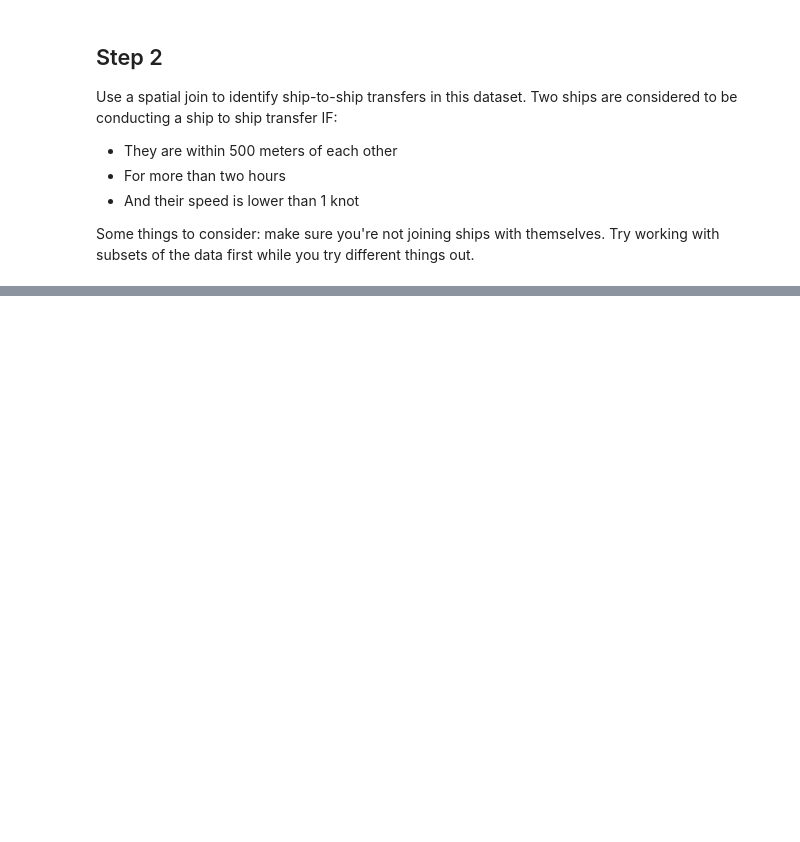
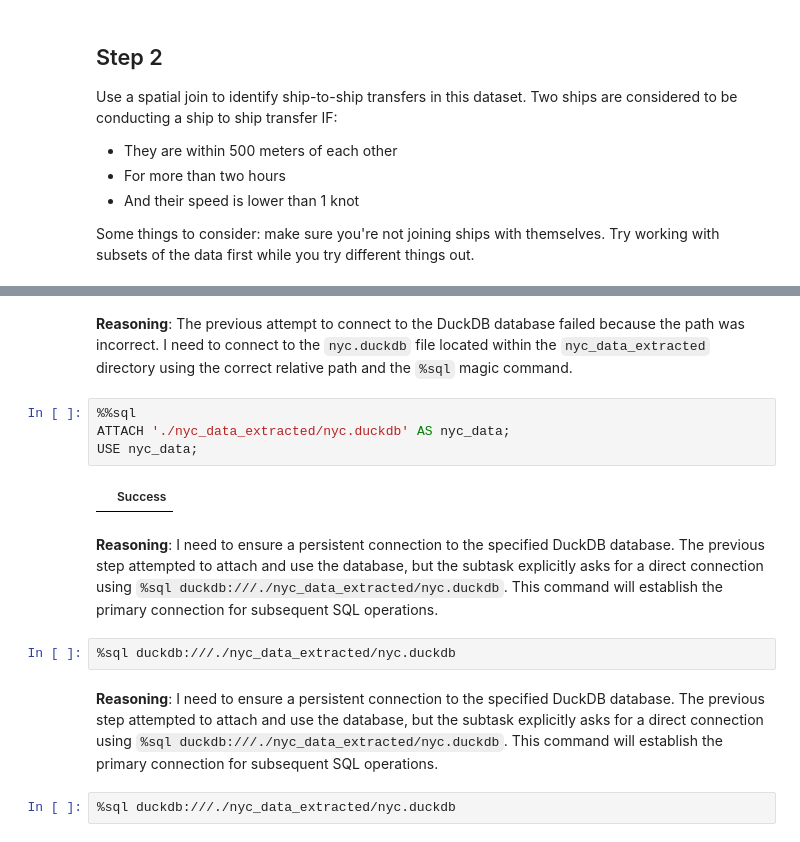
Before and after one commit to Nanxi-lu/BSA_Big_data, a Jupyter notebook: notebooks/W04_postgis2.ipynb, the cells around one changed output, grey strips where cells are left out. Cells and saved outputs as stored; diff of their text form; blank space fills up the shorter version.

```diff
--- a/notebooks/W04_postgis2.ipynb
+++ b/notebooks/W04_postgis2.ipynb
@@ -151,0 +233,19 @@ Some things to consider: make sure you're not joining ships with themselves. Try
+# %% [markdown]
+**Reasoning**:
+The previous attempt to connect to the DuckDB database failed because the path was incorrect. I need to connect to the `nyc.duckdb` file located within the `nyc_data_extracted` directory using the correct relative path and the `%sql` magic command.
+# %%
+%%sql
+ATTACH './nyc_data_extracted/nyc.duckdb' AS nyc_data;
+USE nyc_data;
+# %% [output]
+|  | Success |
+# %% [markdown]
+**Reasoning**:
+I need to ensure a persistent connection to the specified DuckDB database. The previous step attempted to attach and use the database, but the subtask explicitly asks for a direct connection using `%sql duckdb:///./nyc_data_extracted/nyc.duckdb`. This command will establish the primary connection for subsequent SQL operations.
+# %%
+%sql duckdb:///./nyc_data_extracted/nyc.duckdb
+# %% [markdown]
+**Reasoning**:
+I need to ensure a persistent connection to the specified DuckDB database. The previous step attempted to attach and use the database, but the subtask explicitly asks for a direct connection using `%sql duckdb:///./nyc_data_extracted/nyc.duckdb`. This command will establish the primary connection for subsequent SQL operations.
+# %%
+%sql duckdb:///./nyc_data_extracted/nyc.duckdb
```
Also changed, not shown: parts of 31 cells of this notebook.
